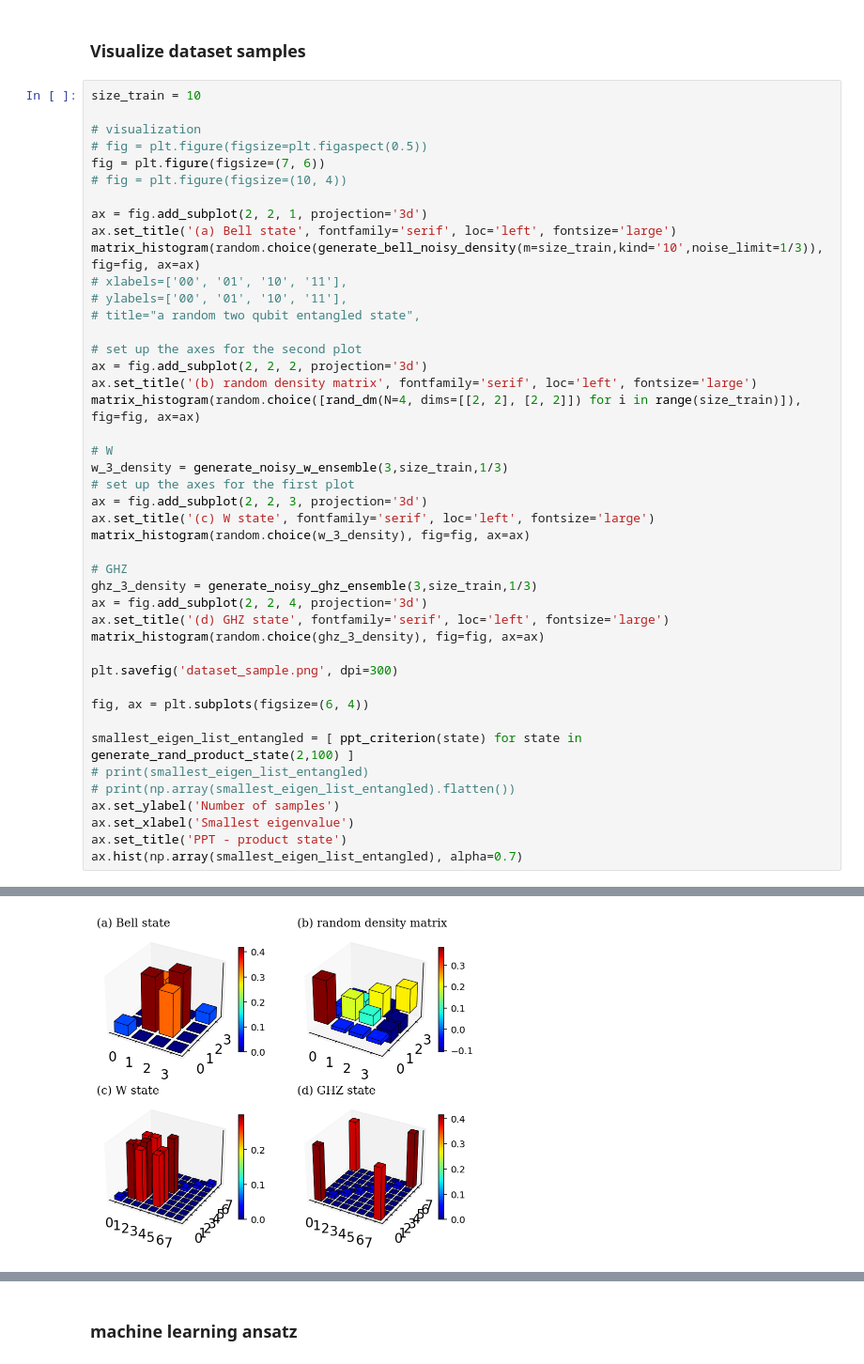
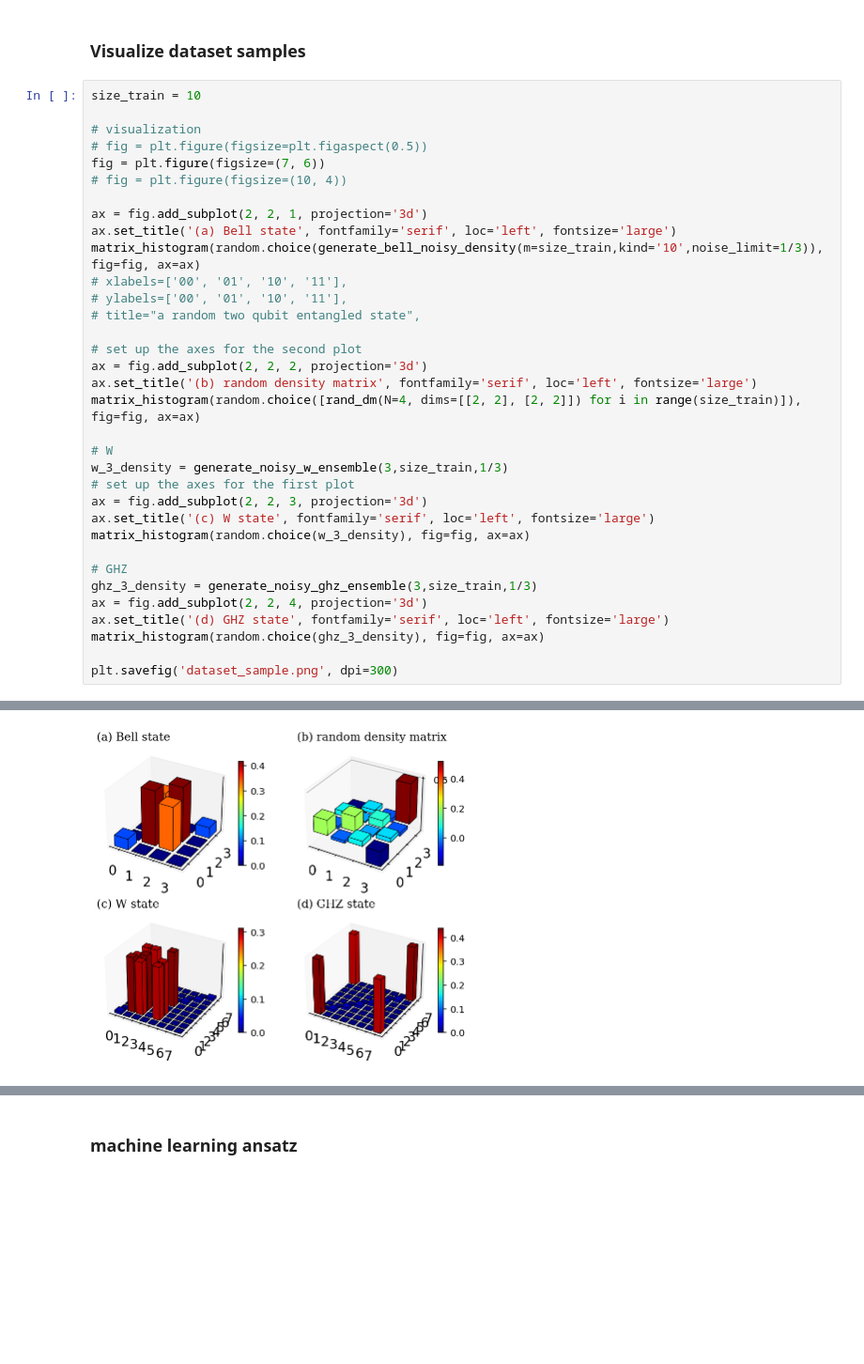
Before and after one commit to Jue-Xu/Entanglement-Witness, a Jupyter notebook: notebook/entangle.ipynb, the cells around one changed output, grey strips where cells are left out. Shown at 94% size. Saved outputs shown, nothing was run; the diff lists cells and outputs as text; blank space fills up the shorter version.

```diff
--- a/notebook/entangle.ipynb
+++ b/notebook/entangle.ipynb
@@ -192,14 +209,4 @@ ax.set_title('(d) GHZ state', fontfamily='serif', loc='left', fontsize='large')
 matrix_histogram(random.choice(ghz_3_density), fig=fig, ax=ax)
 
 plt.savefig('dataset_sample.png', dpi=300)
-
-fig, ax = plt.subplots(figsize=(6, 4))
-
-smallest_eigen_list_entangled = [ ppt_criterion(state) for state in generate_rand_product_state(2,100) ]
-# print(smallest_eigen_list_entangled)
-# print(np.array(smallest_eigen_list_entangled).flatten())
-ax.set_ylabel('Number of samples')
-ax.set_xlabel('Smallest eigenvalue')
-ax.set_title('PPT - product state')
-ax.hist(np.array(smallest_eigen_list_entangled), alpha=0.7)
 # %% [output]
@@ -213 +213 @@ number of qubits:  2 ; number of samples:  100
-[figure, old version]
+[figure, new version]
```
Also changed, not shown: parts of 17 cells of this notebook, 10 other files.
